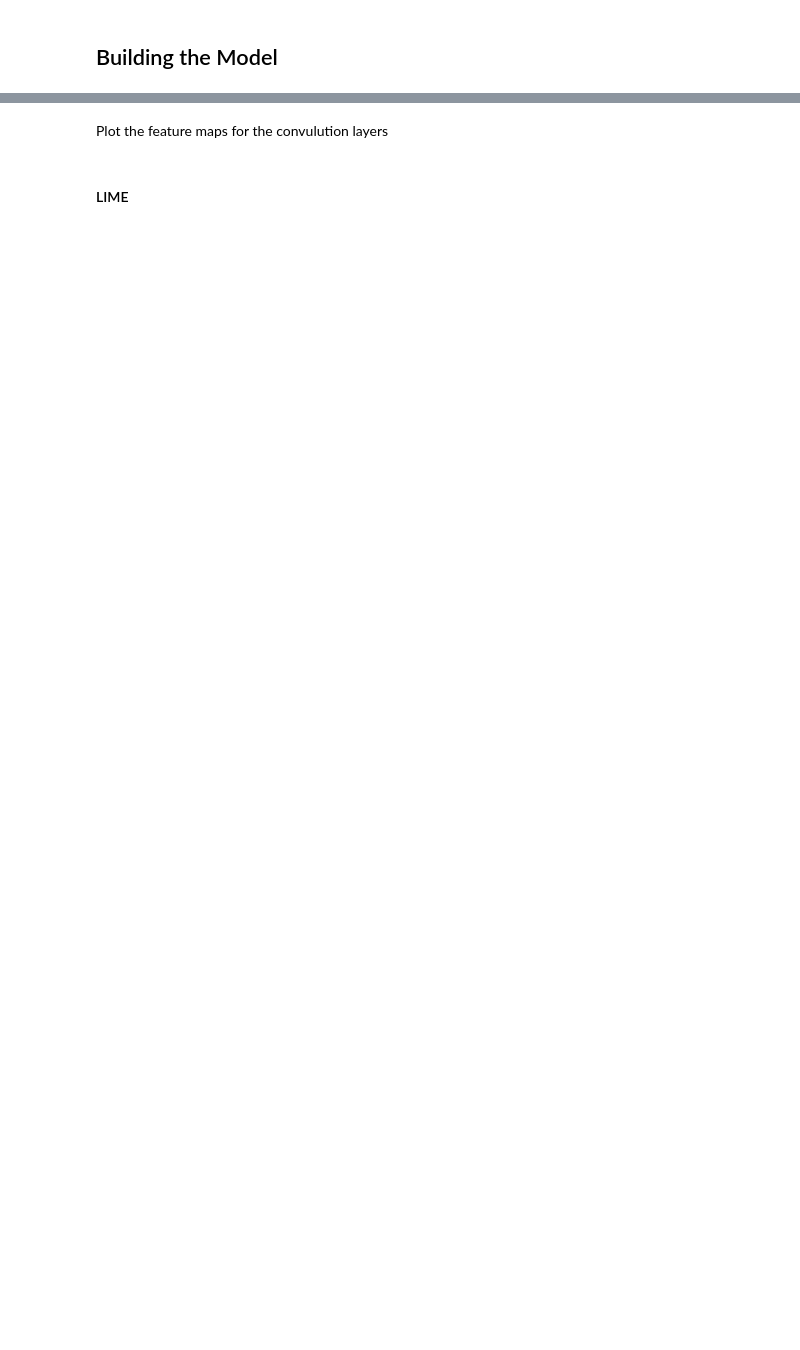
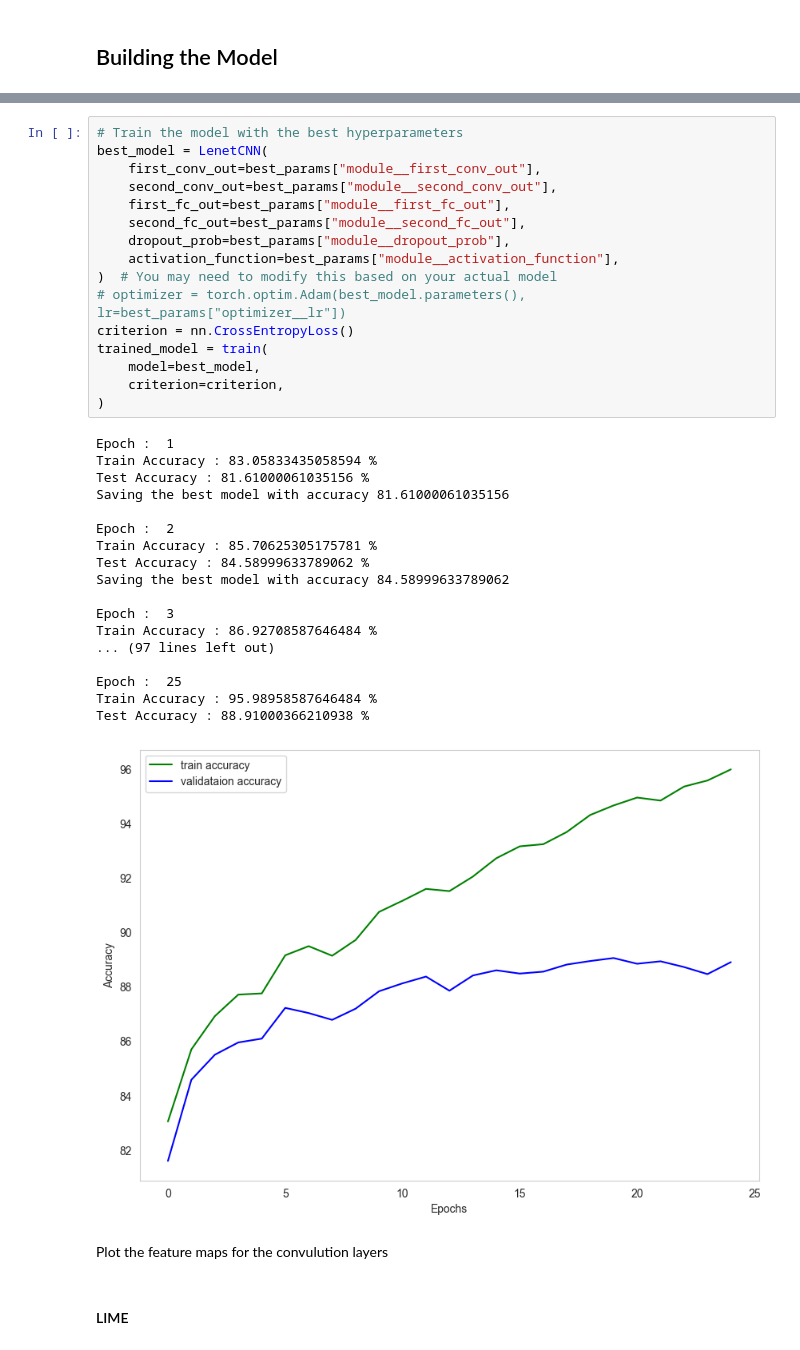
Before and after one commit to ParimiHarsha/FashionMNIST-Classification, a Jupyter notebook: FashionMNIST_classification.ipynb, the cells around one changed output, grey strips where cells are left out. Drawn from its saved outputs; the diff is of its cells as text; blank space fills up the shorter version.

```diff
--- a/FashionMNIST_classification.ipynb
+++ b/FashionMNIST_classification.ipynb
@@ -769,3 +786,38 @@ This is the test accuracy 86.29666900634766
+# %%
+# Train the model with the best hyperparameters
+best_model = LenetCNN(
+    first_conv_out=best_params["module__first_conv_out"],
+    second_conv_out=best_params["module__second_conv_out"],
+    first_fc_out=best_params["module__first_fc_out"],
+    second_fc_out=best_params["module__second_fc_out"],
+    dropout_prob=best_params["module__dropout_prob"],
+    activation_function=best_params["module__activation_function"],
+)  # You may need to modify this based on your actual model
+# optimizer = torch.optim.Adam(best_model.parameters(), lr=best_params["optimizer__lr"])
+criterion = nn.CrossEntropyLoss()
+trained_model = train(
+    model=best_model,
+    criterion=criterion,
+)
+# %% [output]
+Epoch :  1
+Train Accuracy : 83.05833435058594 %
+Test Accuracy : 81.61000061035156 %
+Saving the best model with accuracy 81.61000061035156
+
+Epoch :  2
+Train Accuracy : 85.70625305175781 %
+Test Accuracy : 84.58999633789062 %
+Saving the best model with accuracy 84.58999633789062
+
+Epoch :  3
+Train Accuracy : 86.92708587646484 %
+... (97 lines left out)
+
+Epoch :  25
+Train Accuracy : 95.98958587646484 %
+Test Accuracy : 88.91000366210938 %
+[figure, added]
 # %% [markdown]
 Plot the feature maps for the convulution layers
 # %% [markdown]
```
Also changed, not shown: parts of 12 cells of this notebook, 5 other files.
